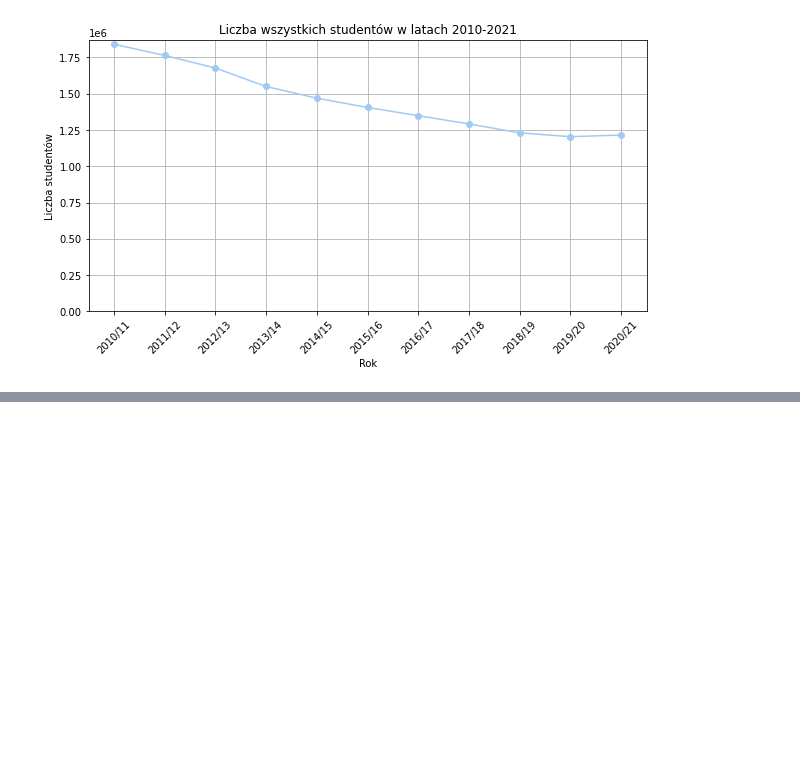
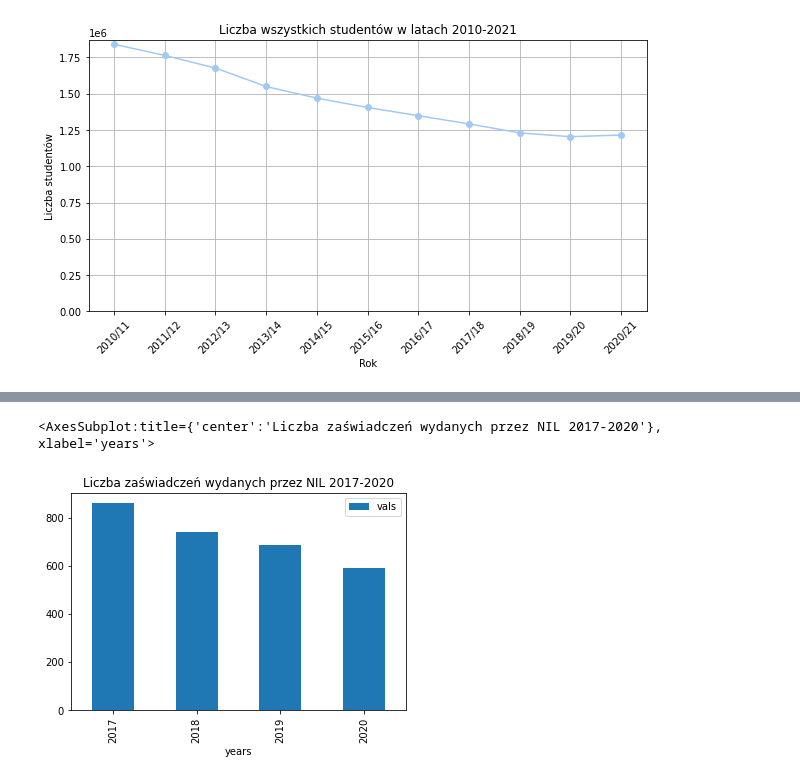
Before and after one commit to Qwebeck/medical-trends-exploration, a Jupyter notebook: notebooks/playground.ipynb, the cells around one changed output, grey strips where cells are left out. Saved outputs shown, nothing was run; the diff lists cells and outputs as text; code cells hidden in the pictures; blank space fills up the shorter version.

```diff
--- a/notebooks/playground.ipynb
+++ b/notebooks/playground.ipynb
@@ -347,0 +381,8 @@ plt.show()
+# %%
+dict_zaswiadczenia = {'years':[2017, 2018, 2019, 2020], 'vals': [860,741, 686, 593]}
+zaswiadczenia = pd.DataFrame(dict_zaswiadczenia)
+zaswiadczenia.head()
+zaswiadczenia.plot(x='years', y='vals', kind="bar", title="Liczba zaświadczeń wydanych przez NIL 2017-2020")
+# %% [output]
+<AxesSubplot:title={'center':'Liczba zaświadczeń wydanych przez NIL 2017-2020'}, xlabel='years'>
+[figure, added]
```
Also changed, not shown: parts of 7 cells of this notebook, 8 other files.
